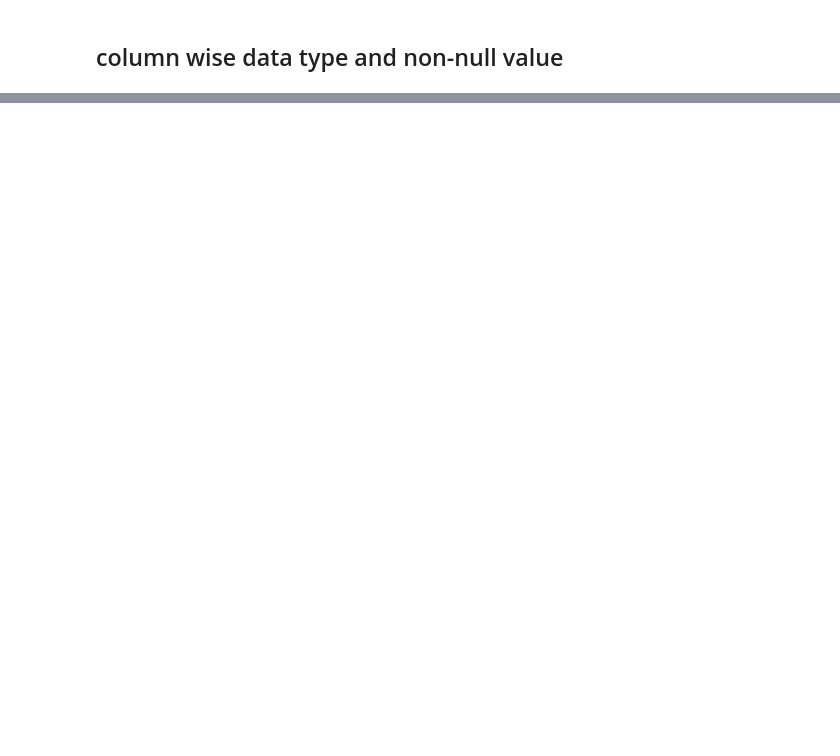
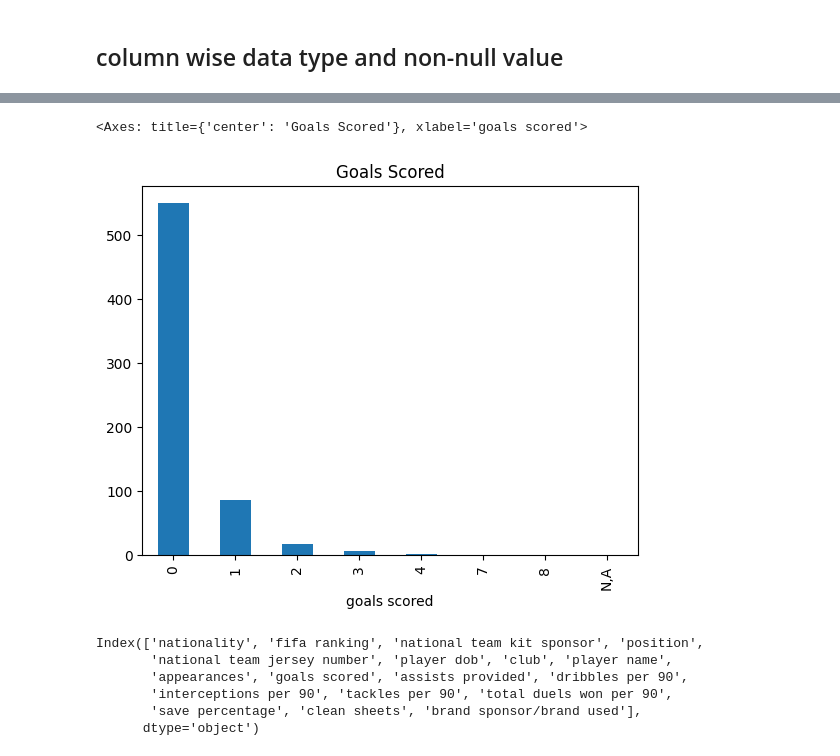
Before and after one commit to Rajya-singh/python-data-analytics, a Jupyter notebook: data_analysis/pandas.ipynb, the cells around one changed output, grey strips where cells are left out. Drawn from its saved outputs; the diff is of its cells as text; code cells hidden in the pictures; blank space fills up the shorter version.

```diff
--- a/data_analysis/pandas.ipynb
+++ b/data_analysis/pandas.ipynb
@@ -57,0 +190,2 @@ df.iloc[10:15] # indexed location,last index is not included
+# %%
+df.columns=list(map(lambda col: col.strip().lower(),df.columns.tolist())) #strip
@@ -57,0 +215,2 @@ df.iloc[10:15] # indexed location,last index is not included
+# %%
+df['goals scored']=df['goals scored'].replace('-',0,)
@@ -57,0 +235,3 @@ df.iloc[10:15] # indexed location,last index is not included
+# %%
+df['goals scored']=df['goals scored'].replace('N.A',np.nan)
+df['goals scored']=df['goals scored'].replace('N.A',np.nan)
@@ -57,0 +251,16 @@ df.iloc[10:15] # indexed location,last index is not included
+# %%
+df['goals scored'].value_counts().plot(
+    kind='bar',
+    title='Goals Scored')
+# %% [output]
+<Axes: title={'center': 'Goals Scored'}, xlabel='goals scored'>
+[figure, added]
+# %%
+df.columns
+# %% [output]
+Index(['nationality', 'fifa ranking', 'national team kit sponsor', 'position',
+       'national team jersey number', 'player dob', 'club', 'player name',
+       'appearances', 'goals scored', 'assists provided', 'dribbles per 90',
+       'interceptions per 90', 'tackles per 90', 'total duels won per 90',
+       'save percentage', 'clean sheets', 'brand sponsor/brand used'],
+      dtype='object')
```
Also changed, not shown: parts of 34 cells of this notebook, 3 other files.
